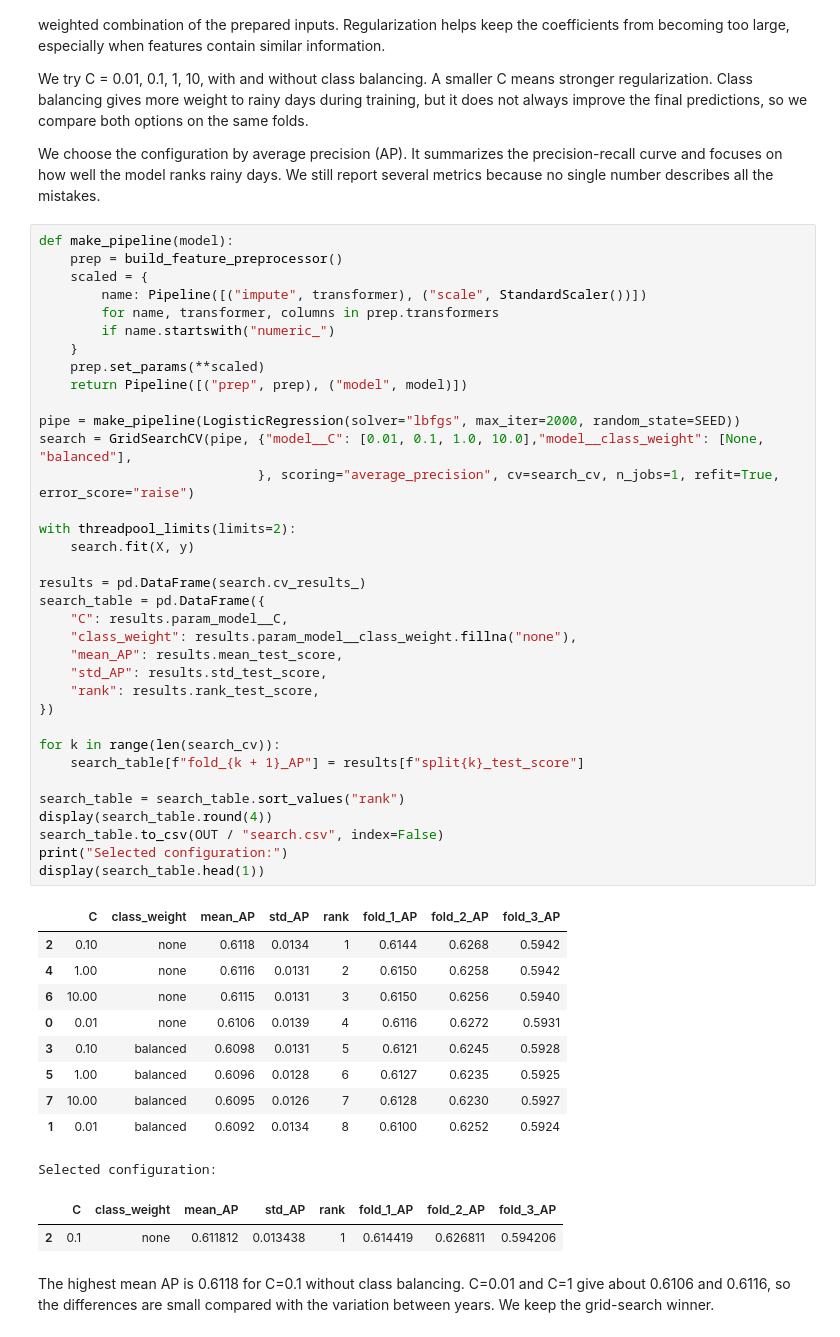
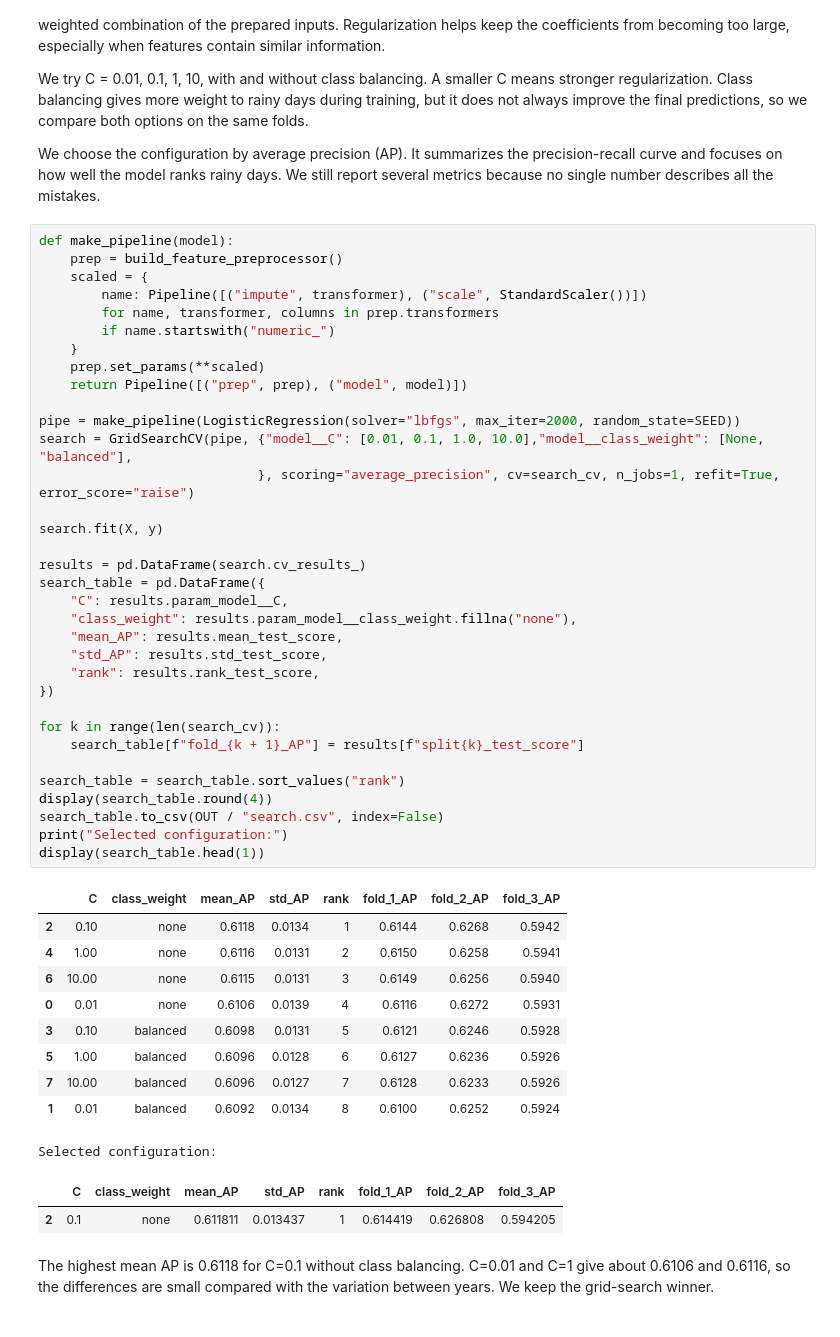
Before and after one commit to khorunzhaviktoriia/ml_mini_project, a Jupyter notebook: models/LogisticRegression.ipynb, the cells around one changed output. Cells and saved outputs as stored; diff of their text form.

```diff
--- a/models/LogisticRegression.ipynb
+++ b/models/LogisticRegression.ipynb
@@ -110,45 +109,44 @@ def make_pipeline(model):
         if name.startswith("numeric_")
     }
     prep.set_params(**scaled)
     return Pipeline([("prep", prep), ("model", model)])
 
 pipe = make_pipeline(LogisticRegression(solver="lbfgs", max_iter=2000, random_state=SEED))
 search = GridSearchCV(pipe, {"model__C": [0.01, 0.1, 1.0, 10.0],"model__class_weight": [None, "balanced"],
                             }, scoring="average_precision", cv=search_cv, n_jobs=1, refit=True, error_score="raise")
 
-with threadpool_limits(limits=2):
-    search.fit(X, y)
+search.fit(X, y)
 
 results = pd.DataFrame(search.cv_results_)
 search_table = pd.DataFrame({
     "C": results.param_model__C,
     "class_weight": results.param_model__class_weight.fillna("none"),
     "mean_AP": results.mean_test_score,
     "std_AP": results.std_test_score,
     "rank": results.rank_test_score,
 })
 
 for k in range(len(search_cv)):
     search_table[f"fold_{k + 1}_AP"] = results[f"split{k}_test_score"]
 
 search_table = search_table.sort_values("rank")
 display(search_table.round(4))
 search_table.to_csv(OUT / "search.csv", index=False)
 print("Selected configuration:")
 display(search_table.head(1))
 # %% [output]
 |  | C | class_weight | mean_AP | std_AP | rank | fold_1_AP | fold_2_AP | fold_3_AP |
 | 2 | 0.10 | none | 0.6118 | 0.0134 | 1 | 0.6144 | 0.6268 | 0.5942 |
-| 4 | 1.00 | none | 0.6116 | 0.0131 | 2 | 0.6150 | 0.6258 | 0.5942 |
-| 6 | 10.00 | none | 0.6115 | 0.0131 | 3 | 0.6150 | 0.6256 | 0.5940 |
+| 4 | 1.00 | none | 0.6116 | 0.0131 | 2 | 0.6150 | 0.6258 | 0.5941 |
+| 6 | 10.00 | none | 0.6115 | 0.0131 | 3 | 0.6149 | 0.6256 | 0.5940 |
 | 0 | 0.01 | none | 0.6106 | 0.0139 | 4 | 0.6116 | 0.6272 | 0.5931 |
-| 3 | 0.10 | balanced | 0.6098 | 0.0131 | 5 | 0.6121 | 0.6245 | 0.5928 |
-| 5 | 1.00 | balanced | 0.6096 | 0.0128 | 6 | 0.6127 | 0.6235 | 0.5925 |
-| 7 | 10.00 | balanced | 0.6095 | 0.0126 | 7 | 0.6128 | 0.6230 | 0.5927 |
+| 3 | 0.10 | balanced | 0.6098 | 0.0131 | 5 | 0.6121 | 0.6246 | 0.5928 |
+| 5 | 1.00 | balanced | 0.6096 | 0.0128 | 6 | 0.6127 | 0.6236 | 0.5926 |
+| 7 | 10.00 | balanced | 0.6096 | 0.0127 | 7 | 0.6128 | 0.6233 | 0.5926 |
 | 1 | 0.01 | balanced | 0.6092 | 0.0134 | 8 | 0.6100 | 0.6252 | 0.5924 |
 Selected configuration:
 |  | C | class_weight | mean_AP | std_AP | rank | fold_1_AP | fold_2_AP | fold_3_AP |
-| 2 | 0.1 | none | 0.611812 | 0.013438 | 1 | 0.614419 | 0.626811 | 0.594206 |
+| 2 | 0.1 | none | 0.611811 | 0.013437 | 1 | 0.614419 | 0.626808 | 0.594205 |
 # %% [markdown]
 The highest mean AP is 0.6118 for C=0.1 without class balancing. C=0.01 and C=1 give about 0.6106 and 0.6116, so the differences are small compared with the variation between years. We keep the grid-search winner.
 # %% [markdown]
```
Also changed, not shown: parts of 3 cells of this notebook, 1 other file.
